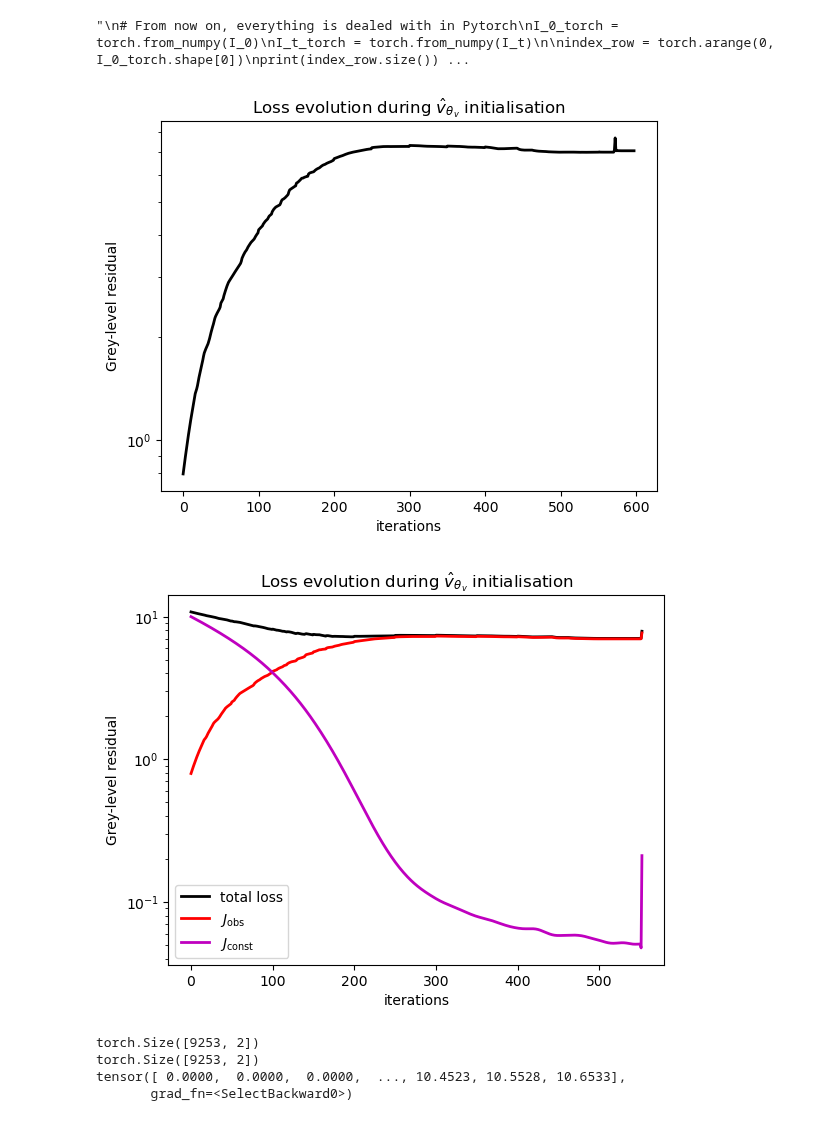
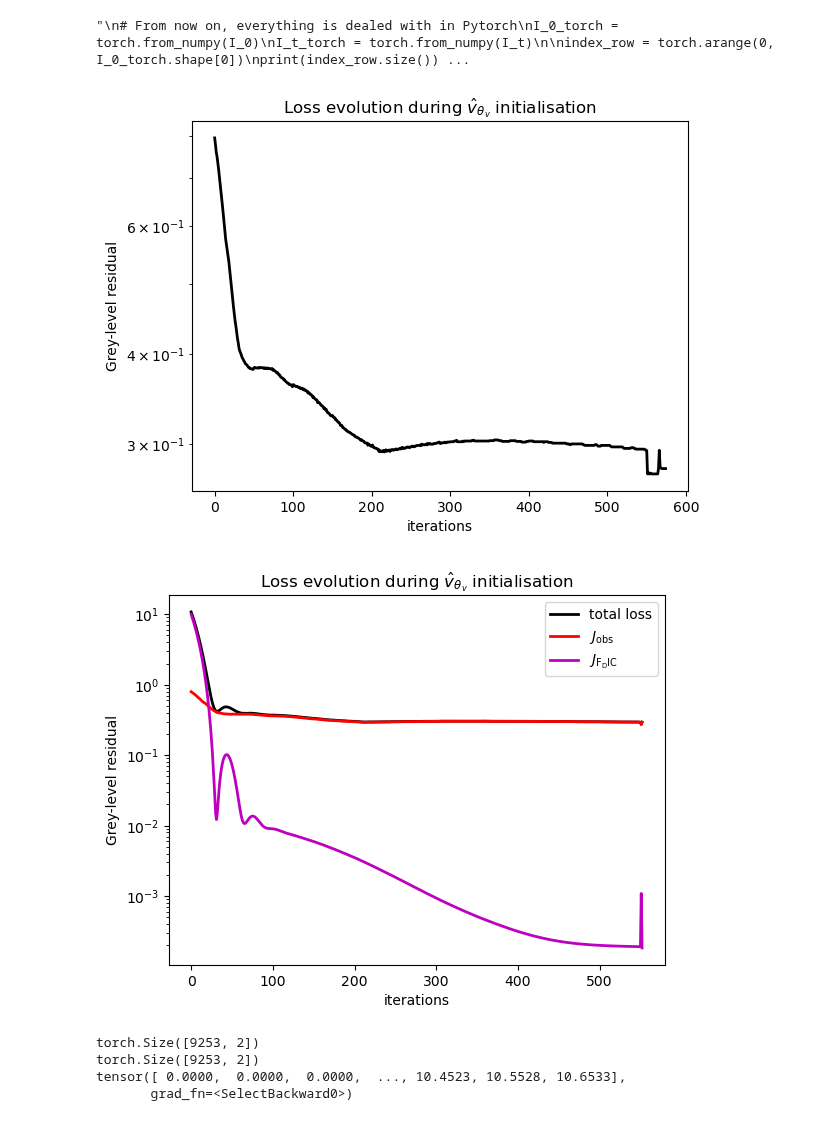
Before and after one commit to ElsaEhr/projet_PINN, a Jupyter notebook: main.ipynb, the cells around one changed output. Drawn from its saved outputs; the diff is of its cells as text; code cells hidden in the pictures.

Commit message:
ajout E distonc entre l'inclusion et le fond

```diff
--- a/main.ipynb
+++ b/main.ipynb
@@ -203,10 +203,11 @@ print(train_set.size())
 dic_model = dic.DIC(I_0_torch, I_t_torch, train_set, [length, heigth])
 
 if retrain_DIC:
+    E_estim_inclusion=5000
+    E_estim_fond=5000
 
-
-    metamodel.pretrain_u_blur(coloc_inputs, I_0_torch,I_t_torch,train_set, [length, heigth], pre_train_iter = 550, lr=1e-4,lambdas={'res': 0, 'obs': 1, 'obs_F': 0,
-                        'BC': 0, 'lines': 0, 'constitutive': 0,'obs_F_DIC':0.})
+    metamodel.pretrain_u_blur(coloc_inputs, I_0_torch,I_t_torch,train_set, [length, heigth], pre_train_iter = 550, lr=5e-5,lambdas={'res': 0, 'obs': 1, 'obs_F': 0,
+                        'BC': 0, 'lines': 0, 'constitutive': 0,'obs_F_DIC':10},E_estim_inclusion=E_estim_inclusion, E_estim_fond=E_estim_fond)
 
     # Save results
     torch.save(metamodel.model_u, 'model_u_after_DIC.pth')
@@ -286,35 +287,35 @@ else:
     ax.set_title(r'Loss evolution during $\hat{v}_{\theta_v}$ initialisation')
     plt.show()
 # %% [output]
-[figure, old version]
+[figure, new version]
 # %%
 loss_monitoring = np.asarray(metamodel.list_J_train)[metamodel.list_iter_flag[:]]
 
 
 if retrain_DIC:
     fig, ax = plt.subplots()
     ax.semilogy(loss_monitoring[:,0], c = 'k', linewidth = 2., label = r'total loss')
     ax.semilogy(loss_monitoring[:,2], c = 'r', linewidth = 2., label = r'$J_{\mathrm{obs}}$')
-    ax.semilogy(loss_monitoring[:,7], c = 'm', linewidth = 2., label = r'$J_{\mathrm{const}}$')
+    ax.semilogy(loss_monitoring[:,7], c = 'm', linewidth = 2., label = r'$J_{\mathrm{F_DIC}}$')
     ax.set_xlabel(r'iterations')
     ax.set_ylabel(r'Grey-level residual')
     ax.set_title(r'Loss evolution during $\hat{v}_{\theta_v}$ initialisation')
     plt.legend()
     plt.show()
 
 else:
     loss_monitoring = np.loadtxt('loss_DIC.txt')
     fig, ax = plt.subplots()
     ax.semilogy(loss_monitoring[:,0], c = 'k', linewidth = 2., label = r'total loss')
     ax.semilogy(loss_monitoring[:,2], c = 'r', linewidth = 2., label = r'$J_{\mathrm{obs}}$')
     ax.semilogy(loss_monitoring[:,7], c = 'm', linewidth = 2., label = r'$J_{\mathrm{F_DIC}}$')
     ax.set_xlabel(r'iterations')
     ax.set_ylabel(r'Grey-level residual')
     ax.set_title(r'Loss evolution during $\hat{v}_{\theta_v}$ initialisation')
     plt.legend()
     plt.show()
 # %% [output]
-[figure, old version]
+[figure, new version]
 # %%
 
 def plot_gl_interpolation(gl_values, inputs, title="Grayscale interpolation"):
```
Also changed, not shown: parts of 5 cells of this notebook, 3 other files.
